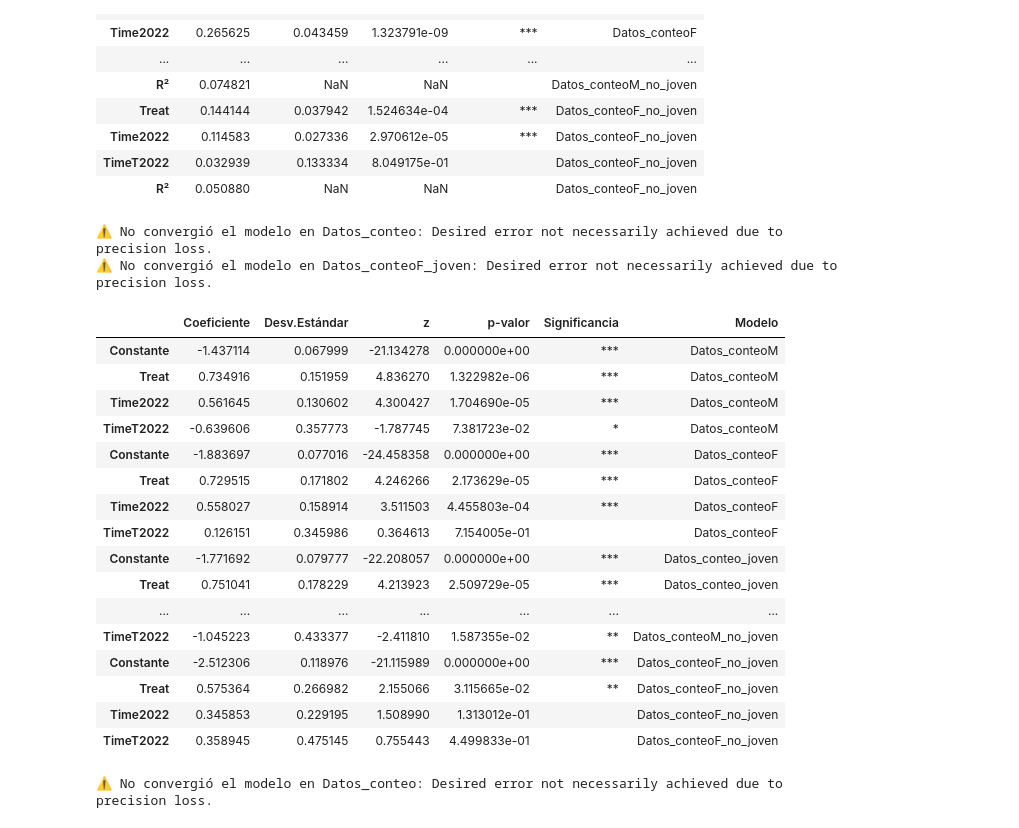
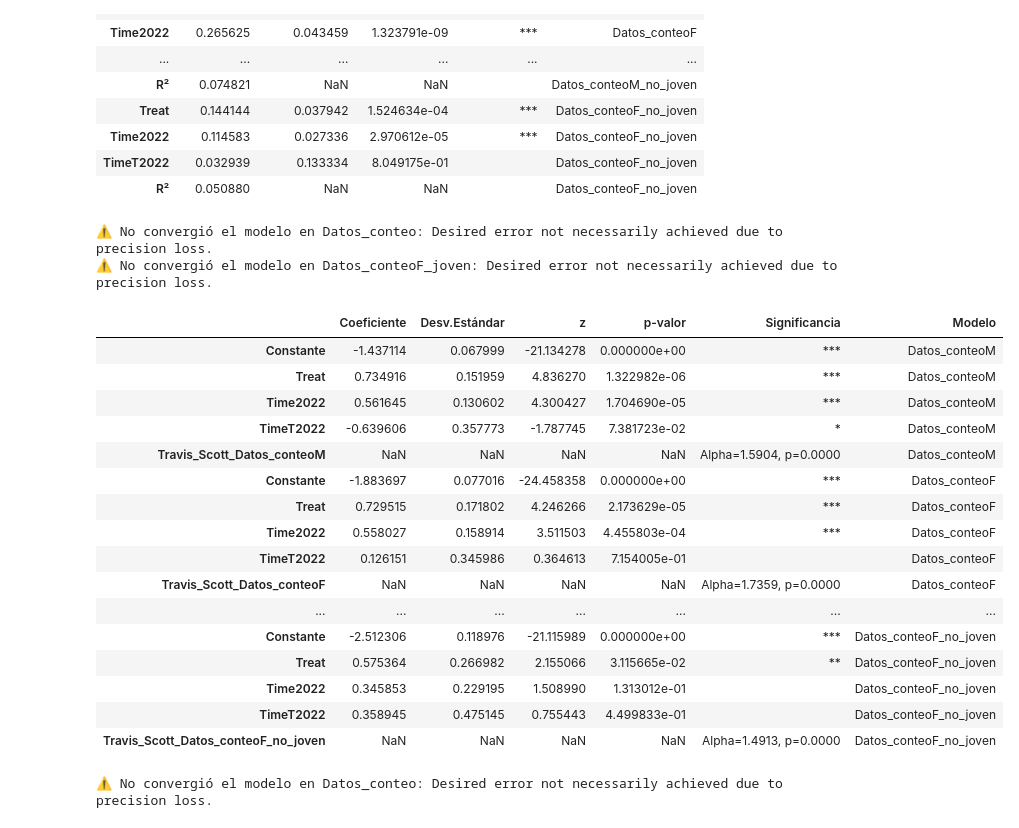
Before and after one commit to Felbanol/Proyecto-Metro, a Jupyter notebook: Codigo Metro Python.ipynb, the cells around one changed output. Saved outputs shown, nothing was run; the diff lists cells and outputs as text; code cells hidden in the pictures.

Commit message:
Add cameron trivedi test

```diff
--- a/Codigo Metro Python.ipynb
+++ b/Codigo Metro Python.ipynb
@@ -790,31 +790,31 @@ tabla_final
 | TimeT2022 | 0.032939 | 0.133334 | 8.049175e-01 |  | Datos_conteoF_no_joven |
 | R² | 0.050880 | NaN | NaN |  | Datos_conteoF_no_joven |
 # %%
+
+from scipy.stats import norm
+import numpy as np
+import pandas as pd
+from scipy.optimize import minimize
+from scipy.special import factorial
 
 # -------------------------------
 # Funciones auxiliares Poisson MLE
 # -------------------------------
 
-# Función de tasa Poisson (log-lineal)
 def mu(beta, X):
     return np.exp(np.dot(X, beta))
 
-# Log-verosimilitud negativa
 def neg_log_likelihood(beta, X, y):
     mu_val = mu(beta, X)
     return -np.sum(y*np.log(mu_val) - mu_val - np.log(factorial(y)))
 
-# Estimación Poisson por MLE para una base
 def estimar_poisson(df: pd.DataFrame, nombre: str):
-    # Quitar filas con NA
     df = df[['conteo','Treat','Time2022','TimeT2022']].dropna()
 
-    # Matriz de diseño: columna de 1's + variables explicativas
     y = df['conteo'].astype(float).to_numpy()
     X = df[['Treat','Time2022','TimeT2022']].astype(float).to_numpy()
     X = np.column_stack([np.ones(len(y)), X])  # agregar constante
 
-    # Estimación por MLE
     beta_init = np.zeros(X.shape[1])
     result = minimize(neg_log_likelihood, beta_init, args=(X, y), method='BFGS')
 
@@ -822,15 +822,12 @@ def estimar_poisson(df: pd.DataFrame, nombre: str):
         print(f"⚠️ No convergió el modelo en {nombre}: {result.message}")
         return None
 
-    # Extraer resultados
     beta_hat = result.x
-    # Error estándar = raíz de la diagonal de la inversa del Hessiano
     hess_inv = result.hess_inv
     std_err = np.sqrt(np.diag(hess_inv))
     z_values = beta_hat / std_err
-    p_values = 2 * (1 - norm.cdf(np.abs(z_values)))  # ✅ p-valores correctos
+    p_values = 2 * (1 - norm.cdf(np.abs(z_values)))
 
-    # Estrellas de significancia
     def estrellas(p):
         if p < 0.01: return "***"
         elif p < 0.05: return "**"
@@ -839,64 +836,83 @@ def estimar_poisson(df: pd.DataFrame, nombre: str):
 
     signif = [estrellas(p) for p in p_values]
 
-    # Crear tabla
+    # -------------------------------
+    # Test de sobredispersión Cameron-Trivedi (solo una vez por modelo)
+    # -------------------------------
+    mu_hat = mu(beta_hat, X)
+    residuos_pearson = (y - mu_hat) / np.sqrt(mu_hat)
+    alpha_hat = (np.sum(residuos_pearson**2) - len(y)) / np.sum(mu_hat**2)
+    z_alpha = alpha_hat / np.sqrt(2/len(y))
+    p_alpha = 2 * (1 - norm.cdf(np.abs(z_alpha)))
+
     nombres_vars = ["Constante","Treat","Time2022","TimeT2022"]
-    tabla = pd.DataFrame({
+    tabla_coef = pd.DataFrame({
         "Coeficiente": beta_hat,
         "Desv.Estándar": std_err,
         "z": z_values,
         "p-valor": p_values,
-        "Significancia": signif,
-        "Modelo": nombre
+        "Significancia": signif
     }, index=nombres_vars)
 
-    return tabla
+    # Fila Travis Scott (sobredispersión)
+    tabla_travis = pd.DataFrame({
+        "Coeficiente": [np.nan],
+        "Desv.Estándar": [np.nan],
+        "z": [np.nan],
+        "p-valor": [np.nan],
+        "Significancia": [f"Alpha={alpha_hat:.4f}, p={p_alpha:.4f}"]
+    }, index=[f"Travis_Scott_{nombre}"])
+
+    # Concatenar coeficientes + Travis Scott
+    tabla_final_modelo = pd.concat([tabla_coef, tabla_travis])
+    tabla_final_modelo["Modelo"] = nombre
+
+    return tabla_final_modelo
 
 # -------------------------------
 # Aplicar a todas las bases
 # -------------------------------
 
 bases = {
     "Datos_conteo": Datos_conteo,
     "Datos_conteoM": Datos_conteoM,
     "Datos_conteoF": Datos_conteoF,
     "Datos_conteo_joven": Datos_conteo_joven,
     "Datos_conteo_no_joven": Datos_conteo_no_joven,
     "Datos_conteoM_joven": Datos_conteoM_joven,
     "Datos_conteoF_joven": Datos_conteoF_joven,
     "Datos_conteoM_no_joven": Datos_conteoM_no_joven,
     "Datos_conteoF_no_joven": Datos_conteoF_no_joven
 }
 
 resultados = []
 for nombre, df in bases.items():
     tabla = estimar_poisson(df, nombre)
     if tabla is not None:
         resultados.append(tabla)
 
-# Unir todo en una tabla final
 tabla_final = pd.concat(resultados)
 tabla_final
 # %% [output]
 ⚠️ No convergió el modelo en Datos_conteo: Desired error not necessarily achieved due to precision loss.
 ⚠️ No convergió el modelo en Datos_conteoF_joven: Desired error not necessarily achieved due to precision loss.
 |  | Coeficiente | Desv.Estándar | z | p-valor | Significancia | Modelo |
 | Constante | -1.437114 | 0.067999 | -21.134278 | 0.000000e+00 | *** | Datos_conteoM |
 | Treat | 0.734916 | 0.151959 | 4.836270 | 1.322982e-06 | *** | Datos_conteoM |
 | Time2022 | 0.561645 | 0.130602 | 4.300427 | 1.704690e-05 | *** | Datos_conteoM |
 | TimeT2022 | -0.639606 | 0.357773 | -1.787745 | 7.381723e-02 | * | Datos_conteoM |
+| Travis_Scott_Datos_conteoM | NaN | NaN | NaN | NaN | Alpha=1.5904, p=0.0000 | Datos_conteoM |
 | Constante | -1.883697 | 0.077016 | -24.458358 | 0.000000e+00 | *** | Datos_conteoF |
 | Treat | 0.729515 | 0.171802 | 4.246266 | 2.173629e-05 | *** | Datos_conteoF |
 | Time2022 | 0.558027 | 0.158914 | 3.511503 | 4.455803e-04 | *** | Datos_conteoF |
 | TimeT2022 | 0.126151 | 0.345986 | 0.364613 | 7.154005e-01 |  | Datos_conteoF |
-| Constante | -1.771692 | 0.079777 | -22.208057 | 0.000000e+00 | *** | Datos_conteo_joven |
-| Treat | 0.751041 | 0.178229 | 4.213923 | 2.509729e-05 | *** | Datos_conteo_joven |
+| Travis_Scott_Datos_conteoF | NaN | NaN | NaN | NaN | Alpha=1.7359, p=0.0000 | Datos_conteoF |
 | ... | ... | ... | ... | ... | ... | ... |
-| TimeT2022 | -1.045223 | 0.433377 | -2.411810 | 1.587355e-02 | ** | Datos_conteoM_no_joven |
 | Constante | -2.512306 | 0.118976 | -21.115989 | 0.000000e+00 | *** | Datos_conteoF_no_joven |
 | Treat | 0.575364 | 0.266982 | 2.155066 | 3.115665e-02 | ** | Datos_conteoF_no_joven |
 | Time2022 | 0.345853 | 0.229195 | 1.508990 | 1.313012e-01 |  | Datos_conteoF_no_joven |
 | TimeT2022 | 0.358945 | 0.475145 | 0.755443 | 4.499833e-01 |  | Datos_conteoF_no_joven |
+| Travis_Scott_Datos_conteoF_no_joven | NaN | NaN | NaN | NaN | Alpha=1.4913, p=0.0000 | Datos_conteoF_no_joven |
 # %%
 # -------------------------------
 # Funciones auxiliares Poisson MLE
```
Also changed, not shown: parts of 1 cell of this notebook.
